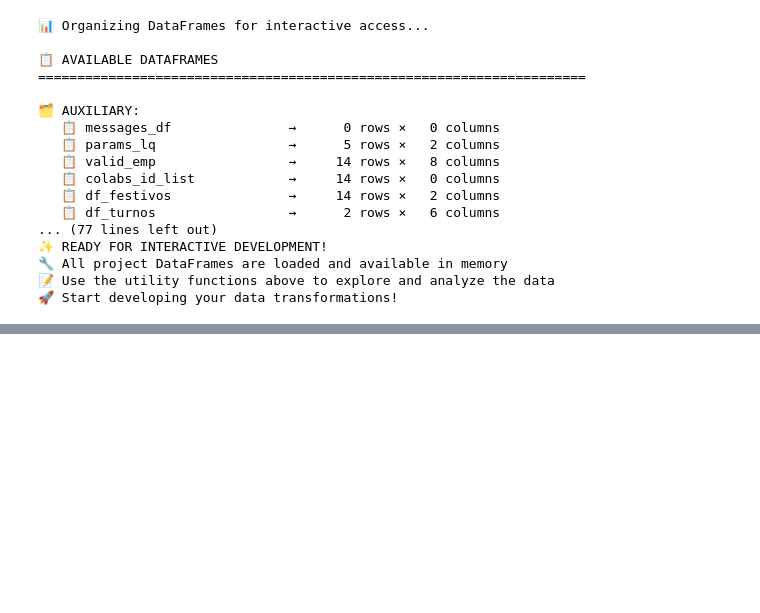
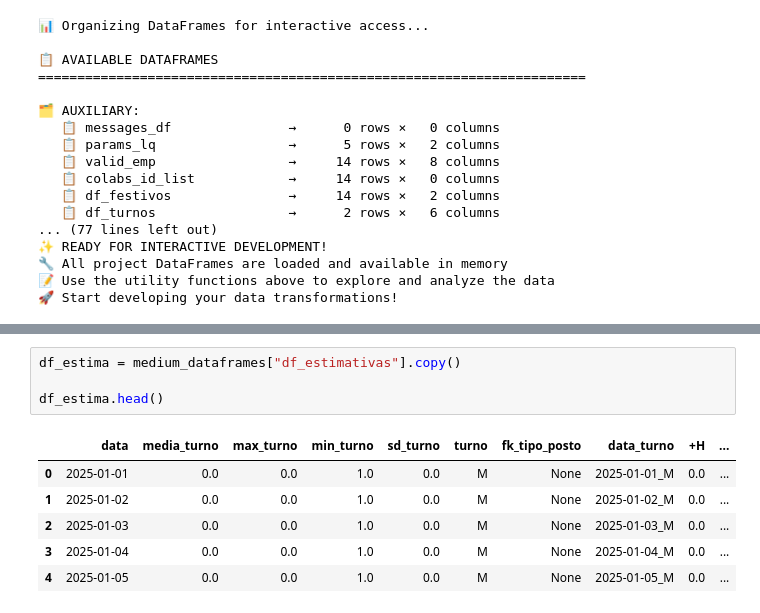
Before and after one commit to joao-tlantic/algortimo-gd, a Jupyter notebook: developments-notebook.ipynb, the cells around one changed output, grey strips where cells are left out. Cells and saved outputs as stored; diff of their text form; blank space fills up the shorter version.

```diff
--- a/developments-notebook.ipynb
+++ b/developments-notebook.ipynb
@@ -1513,0 +1630,11 @@ else:
+# %%
+df_estima = medium_dataframes["df_estimativas"].copy()
+
+df_estima.head()
+# %% [output]
+|  | data | media_turno | max_turno | min_turno | sd_turno | turno | fk_tipo_posto | data_turno | +H | ... |
+| 0 | 2025-01-01 | 0.0 | 0.0 | 1.0 | 0.0 | M | None | 2025-01-01_M | 0.0 | ... |
+| 1 | 2025-01-02 | 0.0 | 0.0 | 1.0 | 0.0 | M | None | 2025-01-02_M | 0.0 | ... |
+| 2 | 2025-01-03 | 0.0 | 0.0 | 1.0 | 0.0 | M | None | 2025-01-03_M | 0.0 | ... |
+| 3 | 2025-01-04 | 0.0 | 0.0 | 1.0 | 0.0 | M | None | 2025-01-04_M | 0.0 | ... |
+| 4 | 2025-01-05 | 0.0 | 0.0 | 1.0 | 0.0 | M | None | 2025-01-05_M | 0.0 | ... |
```
Also changed, not shown: parts of 12 cells of this notebook, 17 other files.
